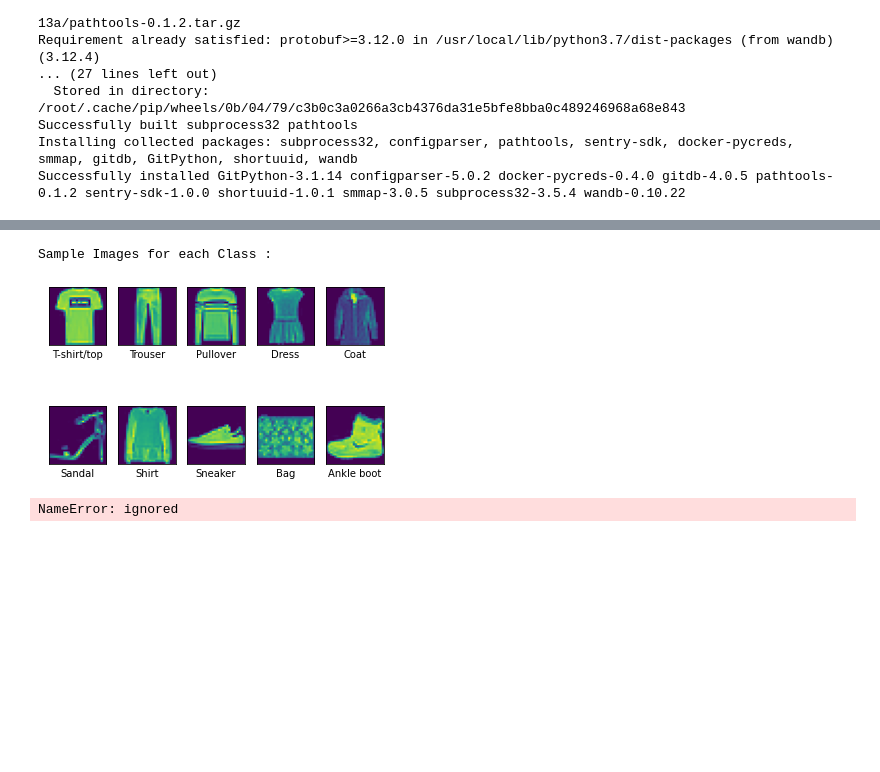
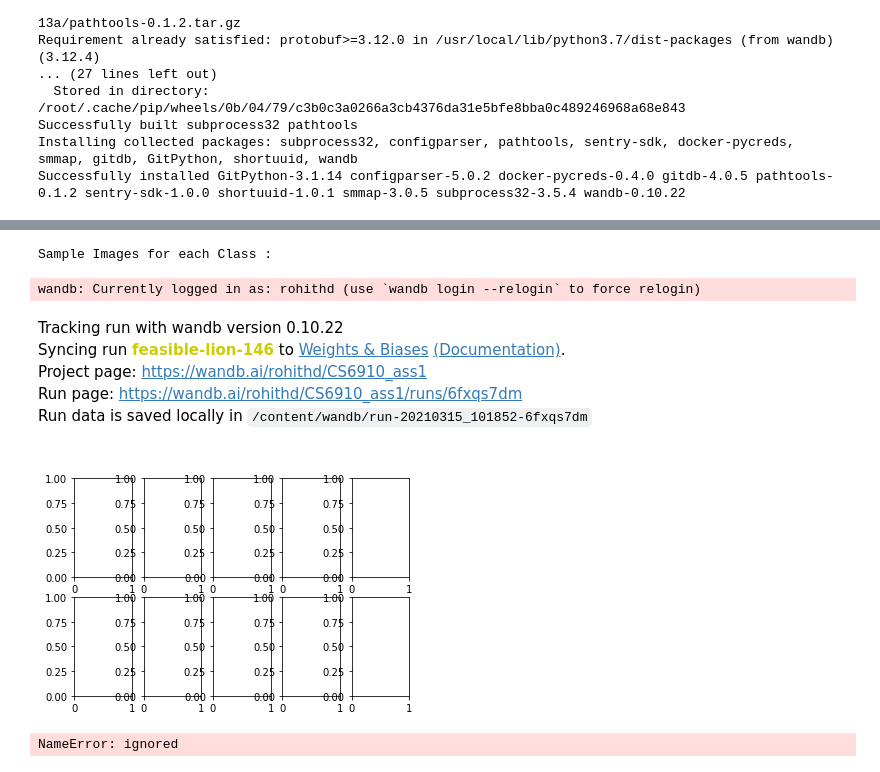
Before and after one commit to srinivasrdhkrshnn/CS6910_Assignment_1, a Jupyter notebook: Assignment_1.ipynb, the cells around one changed output, grey strips where cells are left out. Drawn from its saved outputs; the diff is of its cells as text; code cells hidden in the pictures; blank space fills up the shorter version.

```diff
--- a/Assignment_1.ipynb
+++ b/Assignment_1.ipynb
@@ -43,17 +35,24 @@ Downloading data from https://storage.googleapis.com/tensorflow/tf-keras-dataset
 # %%
 
 print("Sample Images for each Class :")
-class_list=list(10)
+class_list=list()
 wandb.init(project=proj_name)
 for i in range(10):
   plt.subplot(2,5,i+1)
   for j in range(len(y_train)):
     if y_train[j] == i :
         wandb.log({"img": [wandb.Image(x_train[j], caption=class_type[y_train[j]])]})
+        class_list.append(class_type[y_train[j]])
         break
 # %% [output]
 Sample Images for each Class :
+wandb: Currently logged in as: rohithd (use `wandb login --relogin` to force relogin)
+Tracking run with wandb version 0.10.22
+Syncing run feasible-lion-146 to Weights & Biases (Documentation).
+Project page: https://wandb.ai/rohithd/CS6910_ass1
+Run page: https://wandb.ai/rohithd/CS6910_ass1/runs/6fxqs7dm
+Run data is saved locally in /content/wandb/run-20210315_101852-6fxqs7dm
-[figure, old version]
+[figure, new version]
 # %%
 def activate(x,activation):                                                           # Hidden layer activation function
 
```
Also changed, not shown: parts of 12 cells of this notebook.
